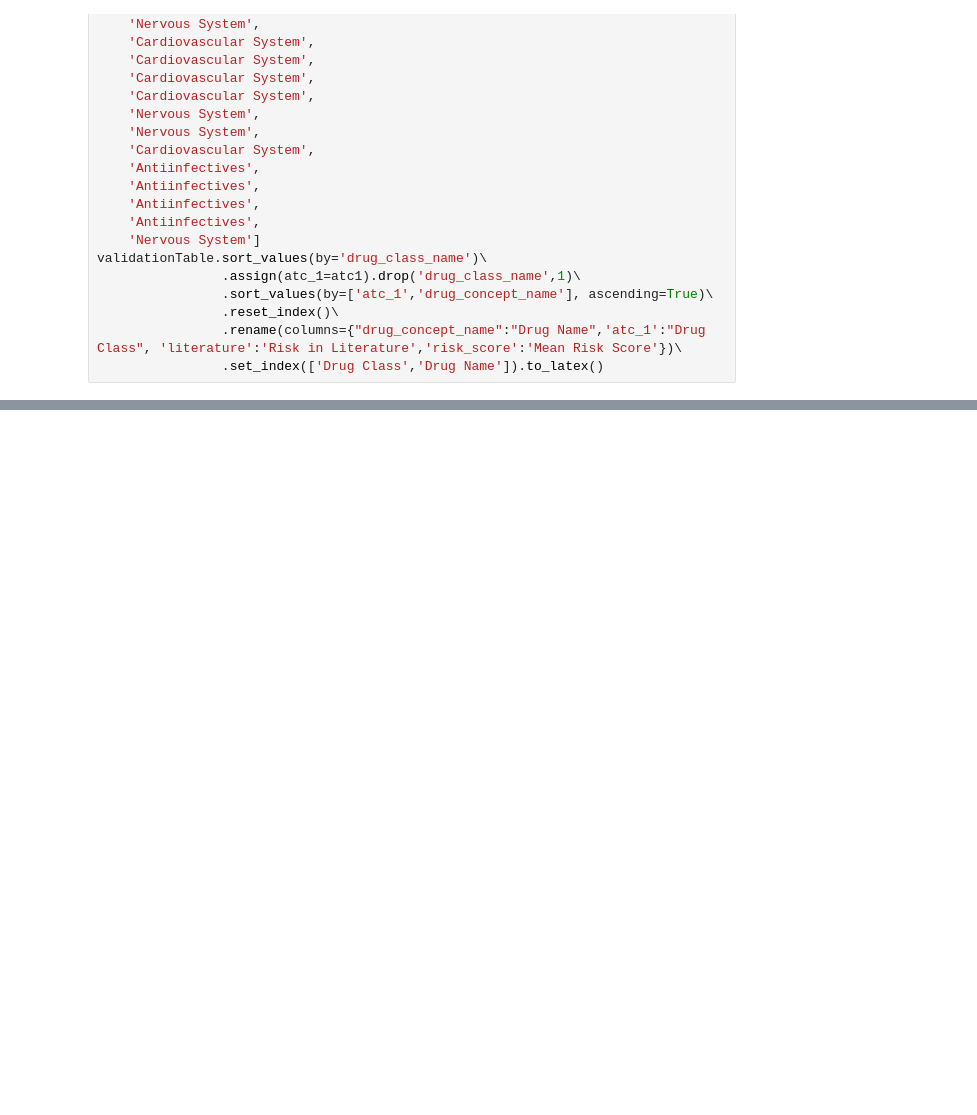
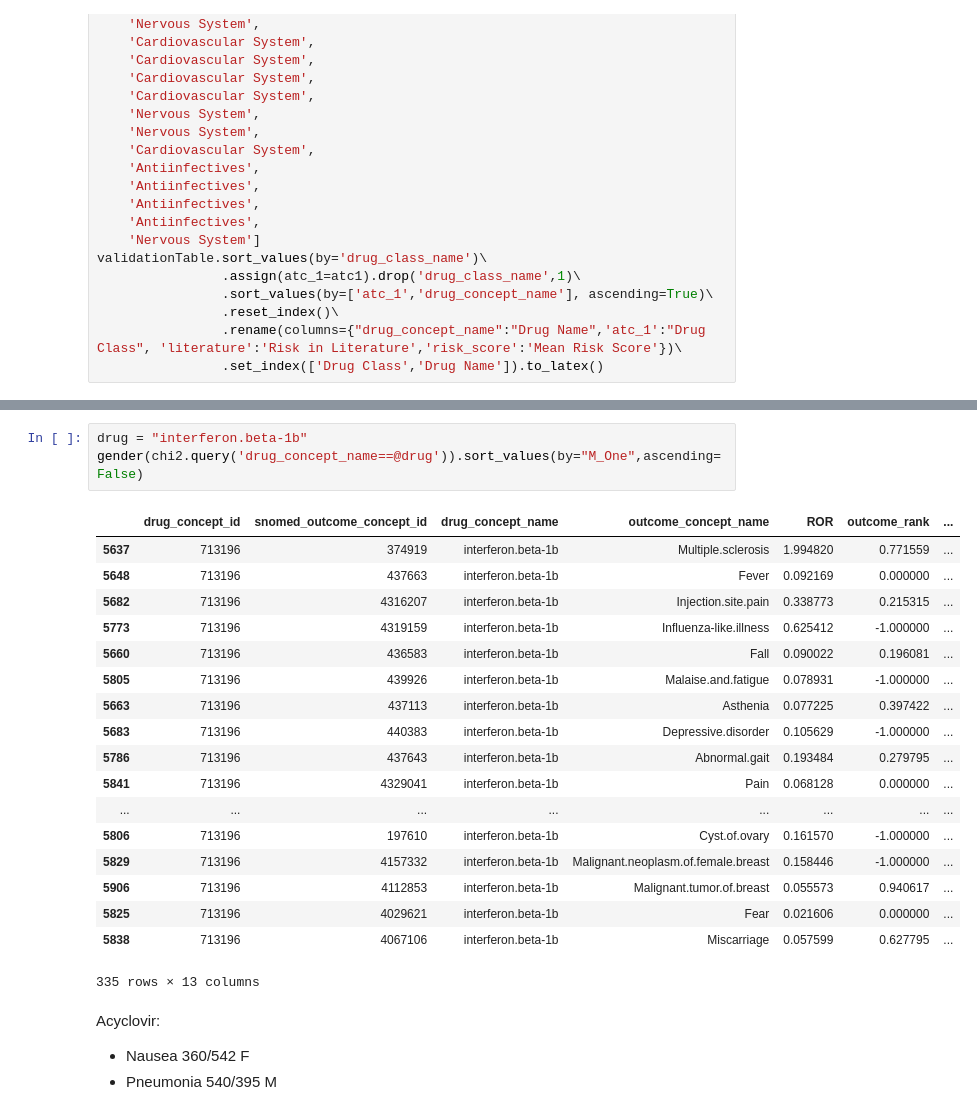
Before and after one commit to tatonetti-lab/sex_risks, a Jupyter notebook: Drugs with Sex Risks.ipynb, the cells around one changed output, grey strips where cells are left out. Saved outputs shown, nothing was run; the diff lists cells and outputs as text; blank space fills up the shorter version.

```diff
--- a/Sex Risks Jupyter Notebook.ipynb
+++ b/Drugs with Sex Risks.ipynb
@@ -2483,0 +2556,26 @@ aeolus.head()
+# %%
+drug = "interferon.beta-1b"
+gender(chi2.query('drug_concept_name==@drug')).sort_values(by="M_One",ascending=False)
+# %% [output]
+|  | drug_concept_id | snomed_outcome_concept_id | drug_concept_name | outcome_concept_name | ROR | outcome_rank | ... |
+| 5637 | 713196 | 374919 | interferon.beta-1b | Multiple.sclerosis | 1.994820 | 0.771559 | ... |
+| 5648 | 713196 | 437663 | interferon.beta-1b | Fever | 0.092169 | 0.000000 | ... |
+| 5682 | 713196 | 4316207 | interferon.beta-1b | Injection.site.pain | 0.338773 | 0.215315 | ... |
+| 5773 | 713196 | 4319159 | interferon.beta-1b | Influenza-like.illness | 0.625412 | -1.000000 | ... |
+| 5660 | 713196 | 436583 | interferon.beta-1b | Fall | 0.090022 | 0.196081 | ... |
+| 5805 | 713196 | 439926 | interferon.beta-1b | Malaise.and.fatigue | 0.078931 | -1.000000 | ... |
+| 5663 | 713196 | 437113 | interferon.beta-1b | Asthenia | 0.077225 | 0.397422 | ... |
+| 5683 | 713196 | 440383 | interferon.beta-1b | Depressive.disorder | 0.105629 | -1.000000 | ... |
+| 5786 | 713196 | 437643 | interferon.beta-1b | Abnormal.gait | 0.193484 | 0.279795 | ... |
+| 5841 | 713196 | 4329041 | interferon.beta-1b | Pain | 0.068128 | 0.000000 | ... |
+| ... | ... | ... | ... | ... | ... | ... | ... |
+| 5806 | 713196 | 197610 | interferon.beta-1b | Cyst.of.ovary | 0.161570 | -1.000000 | ... |
+| 5829 | 713196 | 4157332 | interferon.beta-1b | Malignant.neoplasm.of.female.breast | 0.158446 | -1.000000 | ... |
+| 5906 | 713196 | 4112853 | interferon.beta-1b | Malignant.tumor.of.breast | 0.055573 | 0.940617 | ... |
+| 5825 | 713196 | 4029621 | interferon.beta-1b | Fear | 0.021606 | 0.000000 | ... |
+| 5838 | 713196 | 4067106 | interferon.beta-1b | Miscarriage | 0.057599 | 0.627795 | ... |
+335 rows × 13 columns
+# %% [markdown]
+Acyclovir:
+* Nausea 360/542 F
+* Pneumonia 540/395 M
```
Also changed, not shown: parts of 11 cells of this notebook.
